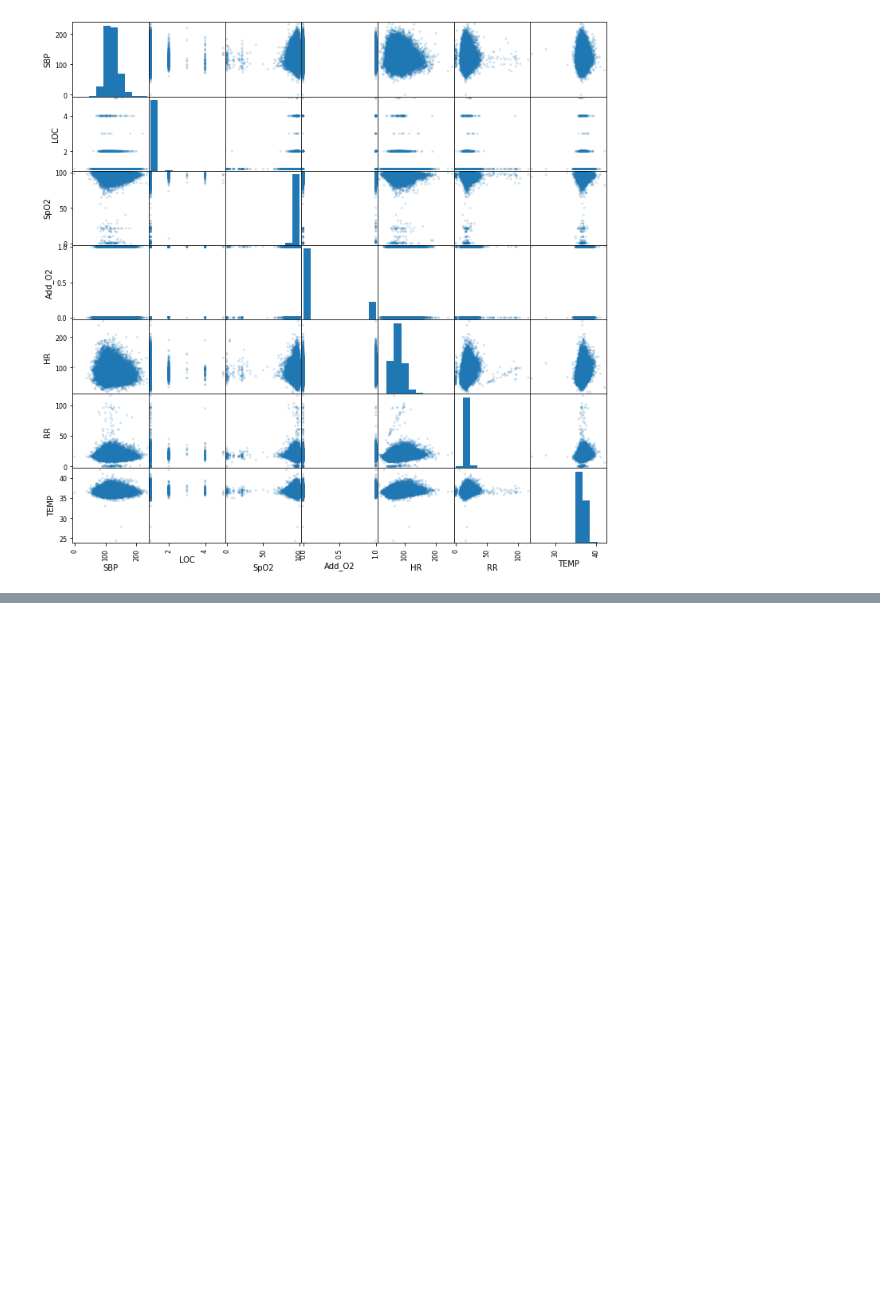
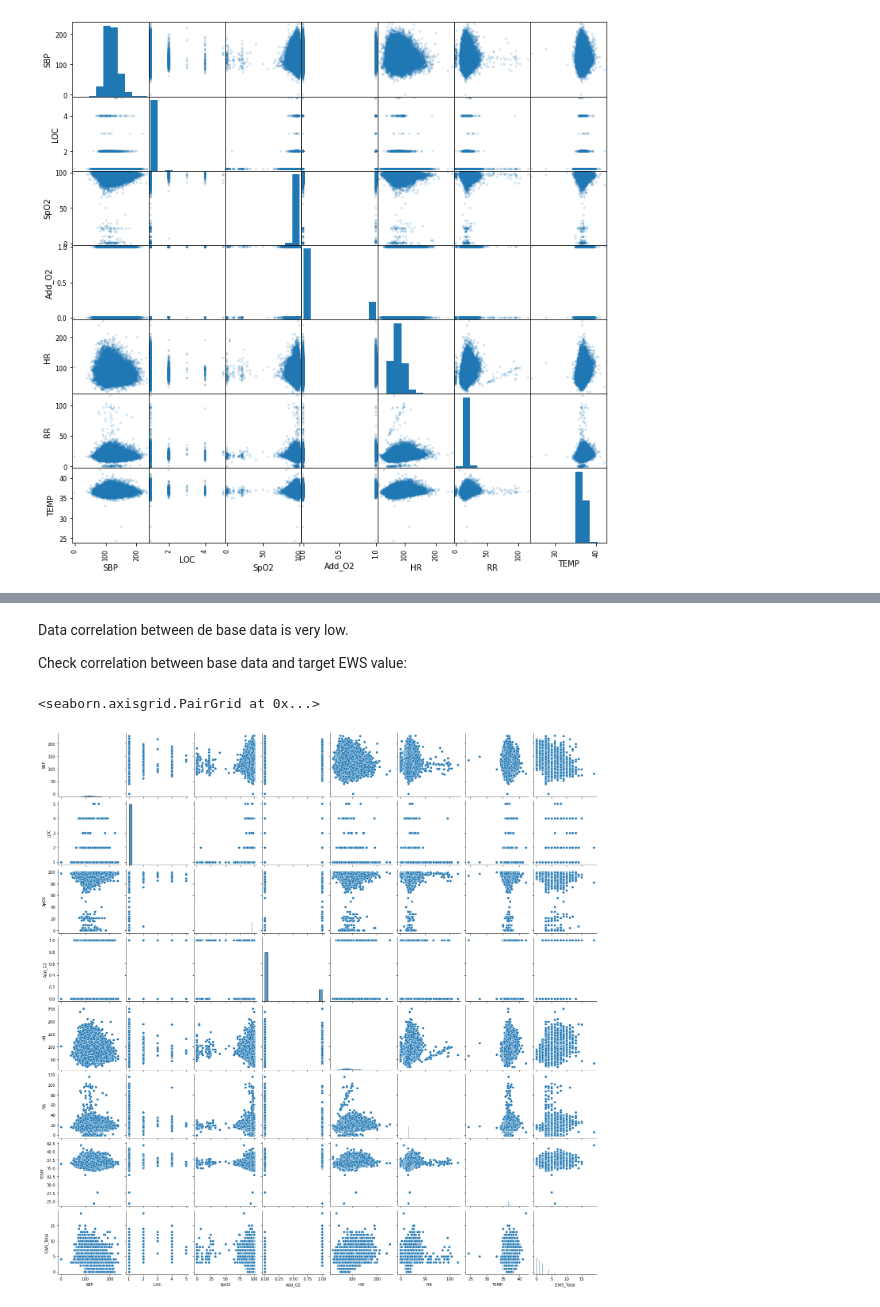
Before and after one commit to maryelo/Arinti---EWS-score---Project-, a Jupyter notebook: AD_Arinti_M-ighty.ipynb, the cells around one changed output, grey strips where cells are left out. Cells and saved outputs as stored; diff of their text form; code cells hidden in the pictures; blank space fills up the shorter version.

```diff
--- a/AD_Arinti_M-ighty.ipynb
+++ b/AD_Arinti_M-ighty.ipynb
@@ -927,0 +794,11 @@ You are now able to create a multiple variable regression model from scratch, we
+# %% [markdown]
+Data correlation between de base data is very low.
+
+Check correlation between base data and target EWS value:
+# %%
+DataSubsetWithEWS = df[['SBP', 'LOC', 'SpO2', 'Add_O2', 'HR', 'RR', 'TEMP', 'EWS_Total']]
+# %%
+sns.pairplot(DataSubsetWithEWS, diag_kind="hist")
+# %% [output]
+<seaborn.axisgrid.PairGrid at 0x...>
+[figure, added]
```
Also changed, not shown: parts of 91 cells of this notebook.
